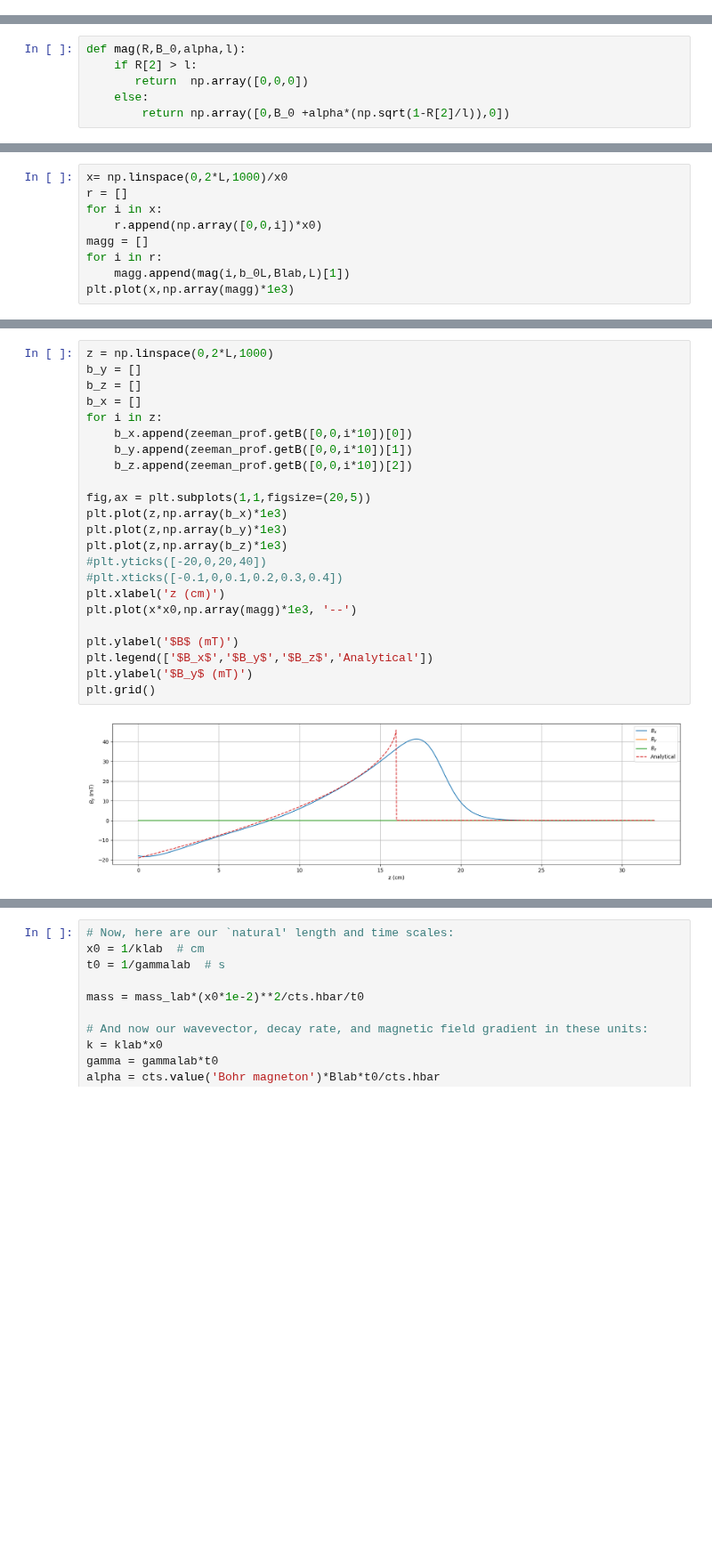
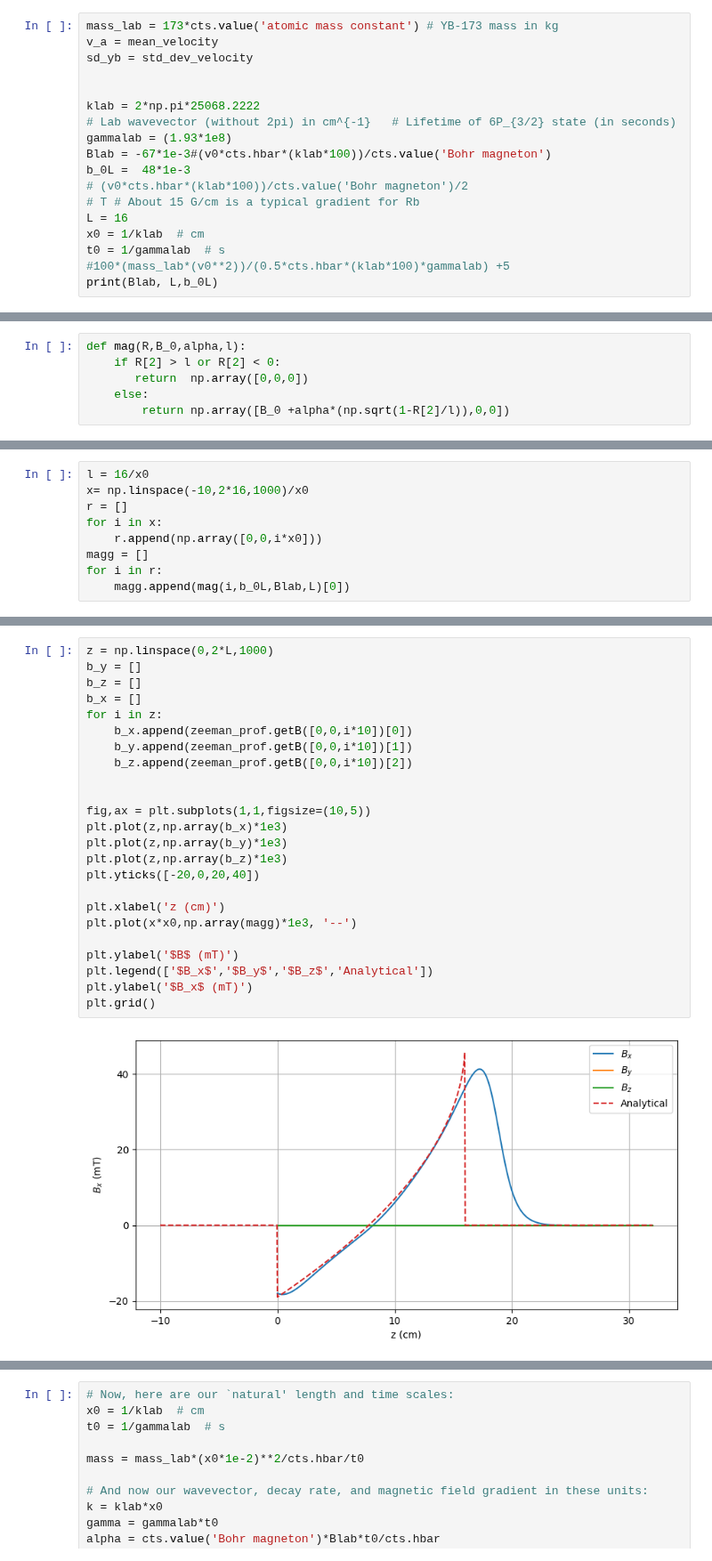
Before and after one commit to benfox4543/YB-zeeman-slower, a Jupyter notebook: zeeman slower_yb(fix after loosing good one).ipynb, the cells around one changed output, grey strips where cells are left out. Shown at 89% size. Drawn from its saved outputs; the diff is of its cells as text; blank space fills up the shorter version.

```diff
--- a/zeeman slower_yb(fix after loosing good one).ipynb
+++ b/zeeman slower_yb(fix after loosing good one).ipynb
@@ -13,0 +35,18 @@ capture = []
+# %%
+mass_lab = 173*cts.value('atomic mass constant') # YB-173 mass in kg
+v_a = mean_velocity
+sd_yb = std_dev_velocity
+
+
+klab = 2*np.pi*25068.2222
+# Lab wavevector (without 2pi) in cm^{-1}   # Lifetime of 6P_{3/2} state (in seconds)
+gammalab = (1.93*1e8)
+Blab = -67*1e-3#(v0*cts.hbar*(klab*100))/cts.value('Bohr magneton')
+b_0L =  48*1e-3
+# (v0*cts.hbar*(klab*100))/cts.value('Bohr magneton')/2
+# T # About 15 G/cm is a typical gradient for Rb
+L = 16
+x0 = 1/klab  # cm
+t0 = 1/gammalab  # s
+#100*(mass_lab*(v0**2))/(0.5*cts.hbar*(klab*100)*gammalab) +5
+print(Blab, L,b_0L)
@@ -14,9 +55,9 @@ capture = []
 # %%
 def mag(R,B_0,alpha,l):
-    if R[2] > l:
+    if R[2] > l or R[2] < 0:
        return  np.array([0,0,0])
     else:
-        return np.array([0,B_0 +alpha*(np.sqrt(1-R[2]/l)),0])
+        return np.array([B_0 +alpha*(np.sqrt(1-R[2]/l)),0,0])
 # %%
 zeeman_prof = magpy.Collection()
 j = 30
@@ -90,9 +160,9 @@ magpy.show(zeeman_prof, backend='plotly')
 # %%
-x= np.linspace(0,2*L,1000)/x0
+l = 16/x0
+x= np.linspace(-10,2*16,1000)/x0
 r = []
 for i in x:
-    r.append(np.array([0,0,i])*x0)
+    r.append(np.array([0,0,i*x0]))
 magg = []
 for i in r:
-    magg.append(mag(i,b_0L,Blab,L)[1])
-plt.plot(x,np.array(magg)*1e3)
+    magg.append(mag(i,b_0L,Blab,L)[0])
@@ -102,25 +169,26 @@ plt.plot(x,np.array(magg)*1e3)
 # %%
 z = np.linspace(0,2*L,1000)
 b_y = []
 b_z = []
 b_x = []
 for i in z:
     b_x.append(zeeman_prof.getB([0,0,i*10])[0])
     b_y.append(zeeman_prof.getB([0,0,i*10])[1])
     b_z.append(zeeman_prof.getB([0,0,i*10])[2])
 
-fig,ax = plt.subplots(1,1,figsize=(20,5))
+
+fig,ax = plt.subplots(1,1,figsize=(10,5))
 plt.plot(z,np.array(b_x)*1e3)
 plt.plot(z,np.array(b_y)*1e3)
 plt.plot(z,np.array(b_z)*1e3)
-#plt.yticks([-20,0,20,40])
-#plt.xticks([-0.1,0,0.1,0.2,0.3,0.4])
+plt.yticks([-20,0,20,40])
+
 plt.xlabel('z (cm)')
 plt.plot(x*x0,np.array(magg)*1e3, '--')
 
 plt.ylabel('$B$ (mT)')
 plt.legend(['$B_x$','$B_y$','$B_z$','Analytical'])
-plt.ylabel('$B_y$ (mT)')
+plt.ylabel('$B_x$ (mT)')
 plt.grid()
 # %% [output]
-[figure, old version]
+[figure, new version]
```
Also changed, not shown: parts of 42 cells of this notebook, 2 other files.
